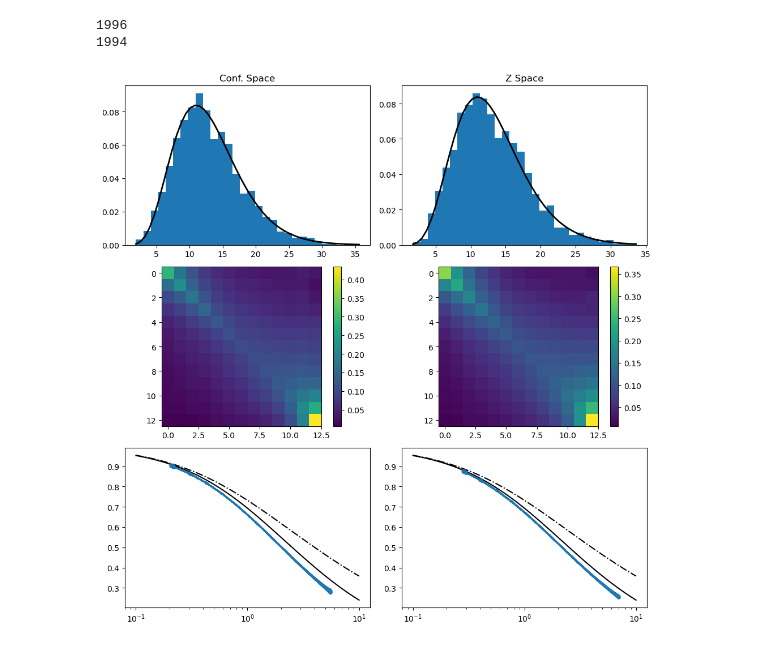
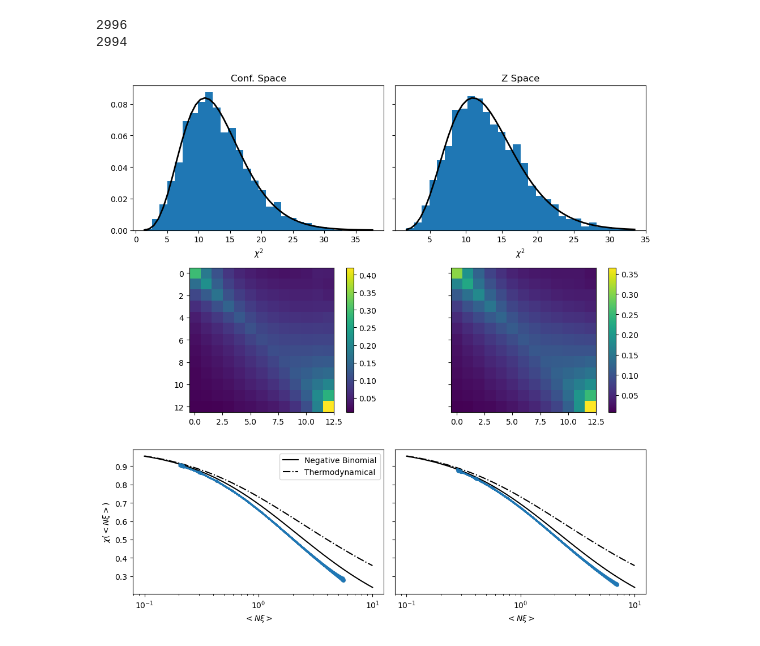
Before and after one commit to FedeDavilaKurban/VPF_Quijote, a Jupyter notebook: AssessGaussianityofLikelihood_AllPlots.ipynb, the cells around one changed output. Drawn from its saved outputs; the diff is of its cells as text; code cells hidden in the pictures.

```diff
--- a/AssessGaussianityofLikelihood_AllPlots.ipynb
+++ b/AssessGaussianityofLikelihood_AllPlots.ipynb
@@ -44,7 +44,7 @@ def get_filename(rmin,rmax,rbin,njk,ns,cosm,space):
     filename = f'vpfdata_{rmin}-{rmax}-{rbin}-{njk}-{ns}-{cosm}-{space}-*.dat'
     return filename
 
-fig, axs = plt.subplots(3, 2, figsize=(10, 10))
+fig, axs = plt.subplots(3, 2, figsize=(10, 10),sharey='row')
 
 # Parameters
 cosm = 'fiducial'
@@ -66,33 +66,45 @@ for space in ['rspace','zspace']:
     nxis = []
     chi_stds = []
 
     # Read all files
     for file in filelist:
+        #print(file)
         data = ascii.read(file)
         chis.append( data['chi'] )
         nxis.append( data['N_mean']*data['xi'] )
         chi_stds.append( data['chi_std'] )
 
 
     mean, covariance, inverse_covariance = compute_mean_cov(np.array(chis))
     chisq = [compute_chisq(fid, mean, inverse_covariance) for fid in np.array(chis)]
 
     if space=='zspace':
         col=1
     else:
         col=0
     plot_chisq(axs[0,col],chisq,30,'C00',rbin)
     plot_cov(axs[1,col],covariance)
     plot_rvps(axs[2,col],nxis,chis,chi_stds)
 
     axs[2,col].set_xscale('log')
 
 axs[0,0].set_title('Conf. Space')
 axs[0,1].set_title('Z Space')
+#axs[0,1].sharey(axs[0,0])
+#axs[0,1].set_yticklabels([])
+axs[0,0].set_xlabel(r'$\chi^2$')
+axs[0,1].set_xlabel(r'$\chi^2$')
+axs[2,0].set_ylabel(r'$\chi (<N\xi>) $')
+axs[2,0].set_xlabel(r'$<N\xi>$')
+axs[2,1].set_xlabel(r'$<N\xi>$')
+#axs[2,1].sharey(axs[2,0])
+#axs[2,1].set_yticklabels([])
+axs[2,0].legend()
 
 plt.tight_layout()
+plt.savefig('../plots/likelihood.png')
 plt.show()
 # %% [output]
-1996
-1994
+2996
+2994
-[figure, old version]
+[figure, new version]
```
